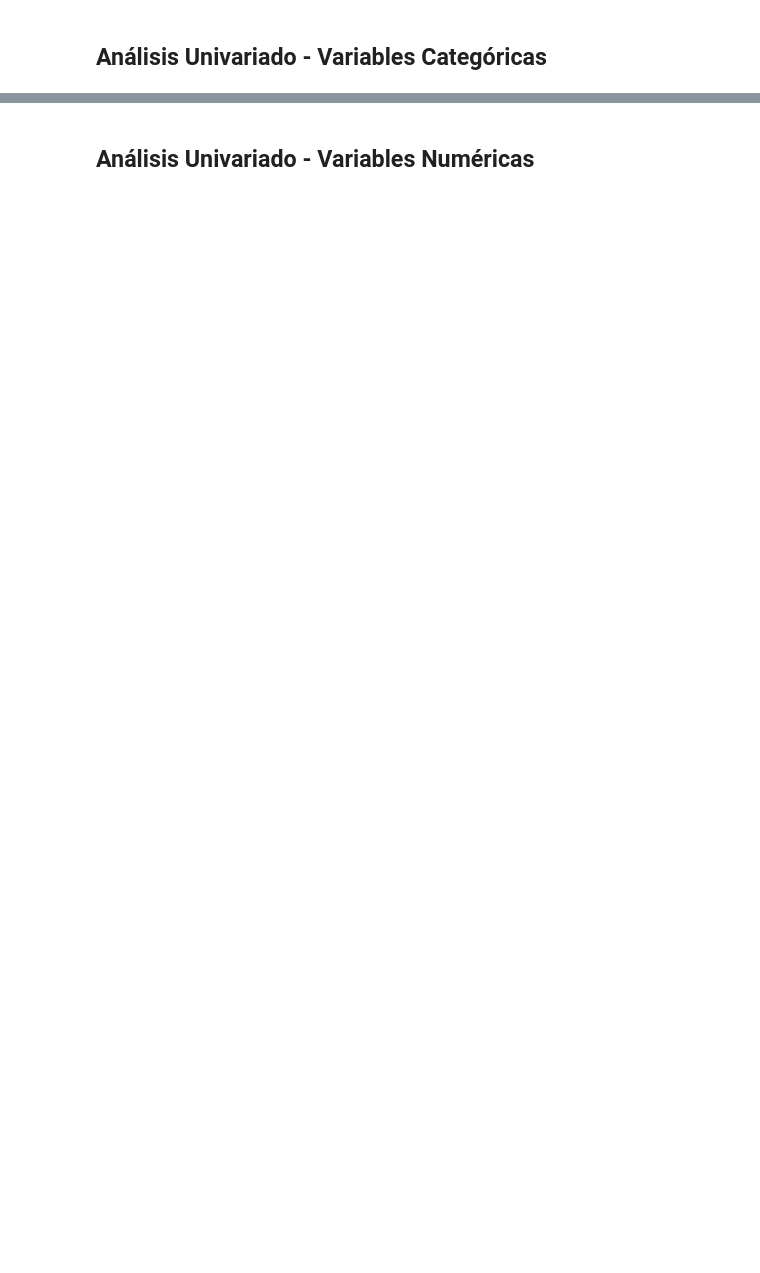
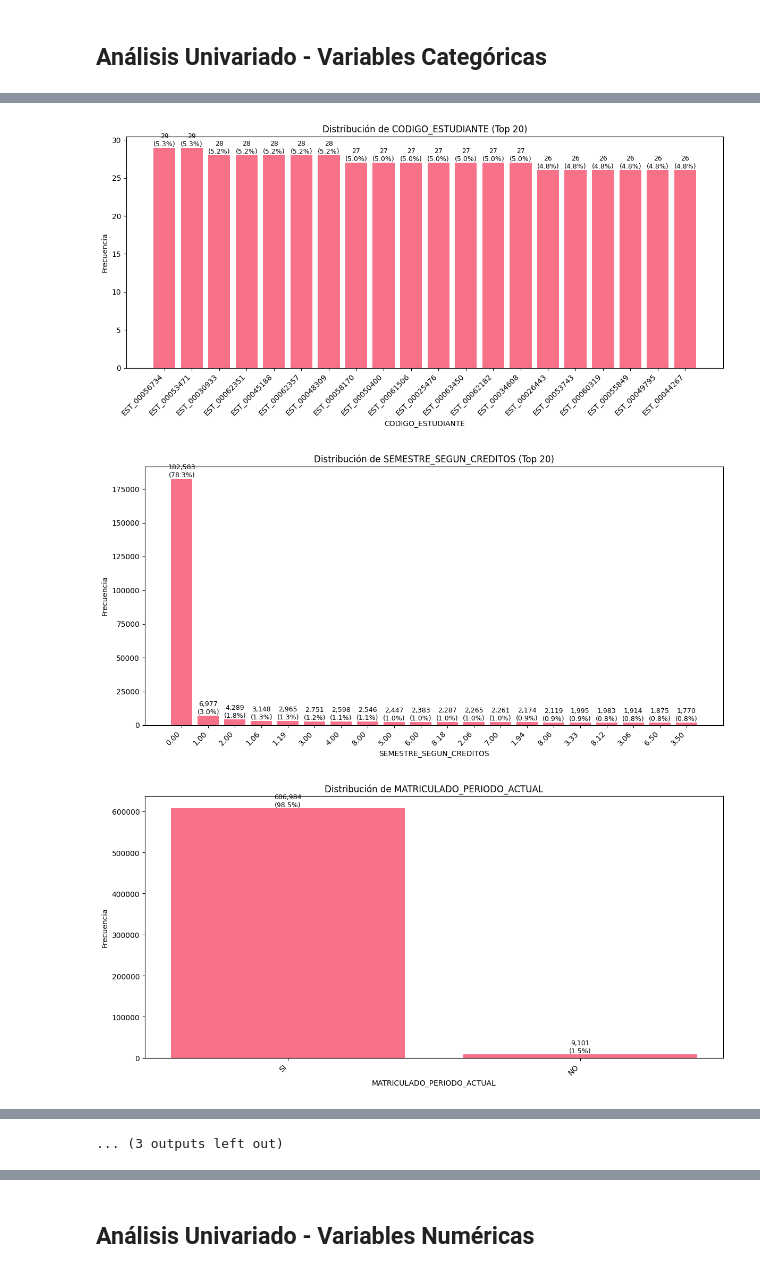
Before and after one commit to ErichGiusseppe/ciencia_de_datos_aplicada_proyecto_final, a Jupyter notebook: notebooks/historial_estados_academicos_estudiante_anonymized.ipynb, the cells around one changed output, grey strips where cells are left out. Saved outputs shown, nothing was run; the diff lists cells and outputs as text; code cells hidden in the pictures; blank space fills up the shorter version.

```diff
--- a/notebooks/historial_estados_academicos_estudiante_anonymized.ipynb
+++ b/notebooks/historial_estados_academicos_estudiante_anonymized.ipynb
@@ -62,37 +187,27 @@ for col in cat_cols:
 # %%
 for col in cat_cols:
     value_counts = df[col].value_counts(dropna=False)
     if len(value_counts) > 20:
         value_counts = value_counts.head(20)
         title_suffix = " (Top 20)"
     else:
         title_suffix = ""
     percentages = (value_counts / value_counts.sum() * 100)
     fig, ax = plt.subplots(figsize=(12, 6))
     bars = ax.bar(range(len(value_counts)), value_counts.values)
     for i, (bar, count, pct) in enumerate(zip(bars, value_counts.values, percentages.values)):
         height = bar.get_height()
         ax.text(bar.get_x() + bar.get_width()/2., height,
                 f'{count:,}\n({pct:.1f}%)',
                 ha='center', va='bottom', fontsize=9)
     ax.set_title(f'Distribución de {col}{title_suffix}')
     ax.set_xlabel(col)
     ax.set_ylabel('Frecuencia')
     ax.set_xticks(range(len(value_counts)))
     ax.set_xticklabels(value_counts.index, rotation=45, ha='right')
     plt.tight_layout()
     plt.show()
-
-    print(f"\n{'='*80}")
-    print(f"DISTRIBUCIÓN DE: {col}{title_suffix}")
-    print(f"{'='*80}")
-    dist_df = pd.DataFrame({
-        'Categoría': value_counts.index,
-        'Conteo': value_counts.values,
-        'Porcentaje': percentages.values
-    })
-    dist_df['Porcentaje'] = dist_df['Porcentaje'].apply(lambda x: f"{x:.2f}%")
-    dist_df['Conteo'] = dist_df['Conteo'].apply(lambda x: f"{x:,}")
-    print(dist_df.to_string(index=False))
-    print(f"\nTotal: {value_counts.sum():,} registros")
-    print(f"{'='*80}\n")
+# %% [output]
+[figure, added]
+[figure, added]
+[figure, added]
@@ -98,0 +223 @@ for col in cat_cols:
+... (3 outputs left out)
```
Also changed, not shown: parts of 23 cells of this notebook, 10 other files.
